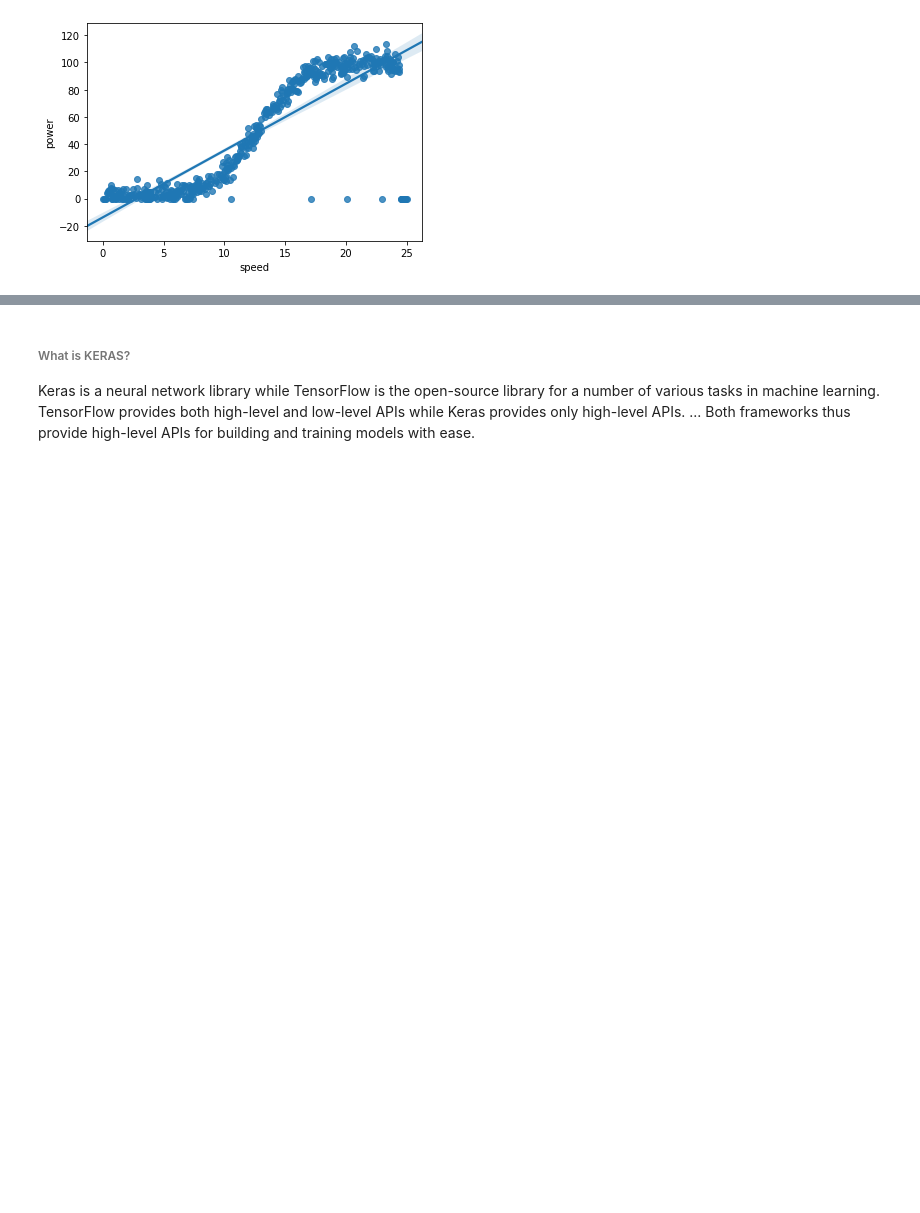
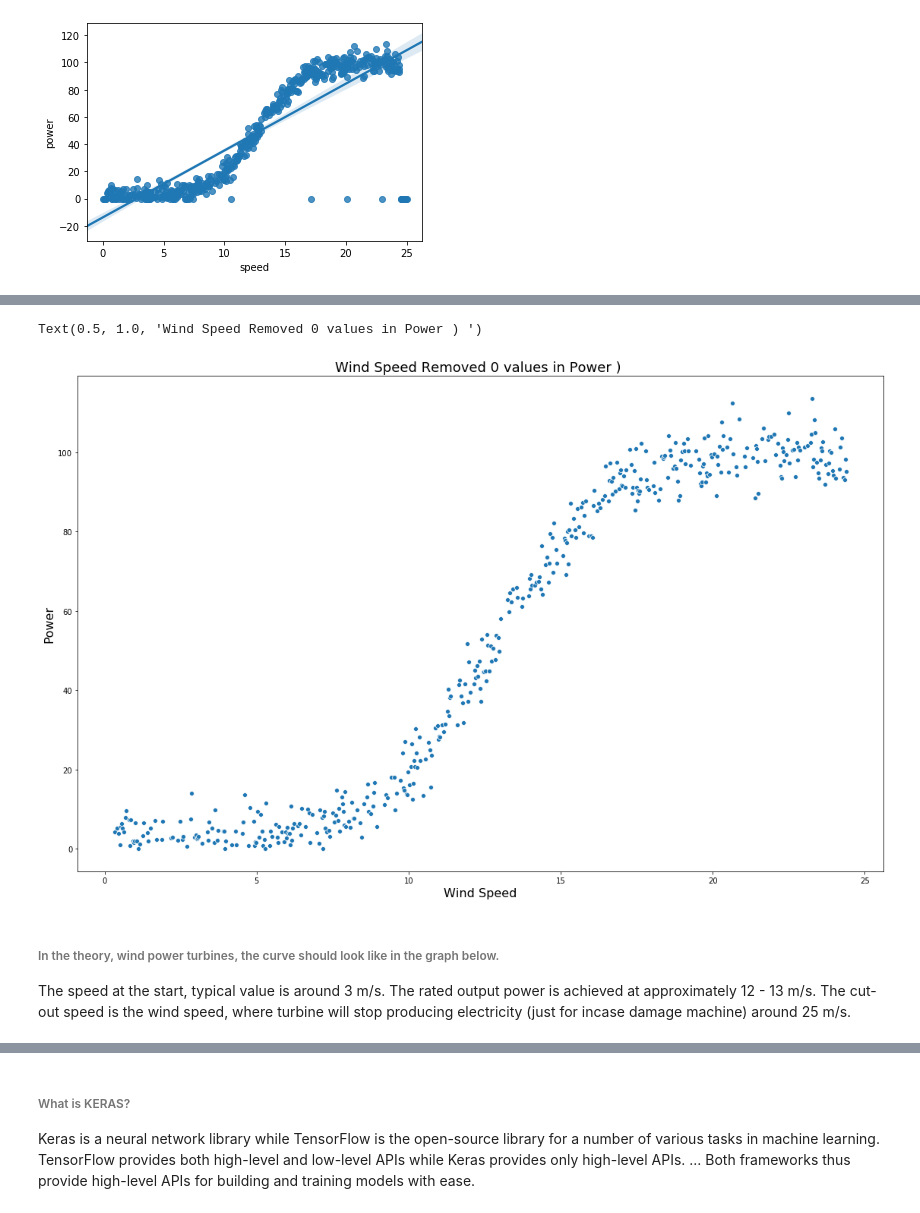
Before and after one commit to rituteval/MLS--project, a Jupyter notebook: MLS-project.ipynb, the cells around one changed output, grey strips where cells are left out. Saved outputs shown, nothing was run; the diff lists cells and outputs as text; code cells hidden in the pictures; blank space fills up the shorter version.

```diff
--- a/MLS-project.ipynb
+++ b/MLS-project.ipynb
@@ -132,0 +169,17 @@ plt.show()
+# %%
+df_clean = df[df['power'] !=0] # Removing 0 values.
+# %%
+plt.figure(figsize=(19,12))
+ax = sns.scatterplot(data=df_clean, x="speed", y="power")
+ax.set_ylabel('Power', fontsize=16)
+ax.set_xlabel('Wind Speed', fontsize=16)
+ax.set_title("Wind Speed Removed 0 values in Power ) ",fontsize=18 )
+# %% [output]
+Text(0.5, 1.0, 'Wind Speed Removed 0 values in Power ) ')
+[figure, added]
+# %% [markdown]
+###### In the theory, wind power turbines, the curve should look like in the graph below.
+
+The speed at the start, typical value is around 3 m/s.
+The rated output power is achieved at approximately 12 - 13 m/s.
+The cut-out speed is the wind speed, where turbine will stop producing electricity (just for incase damage machine) around 25 m/s.
```
Also changed, not shown: parts of 21 cells of this notebook, 5 other files.
